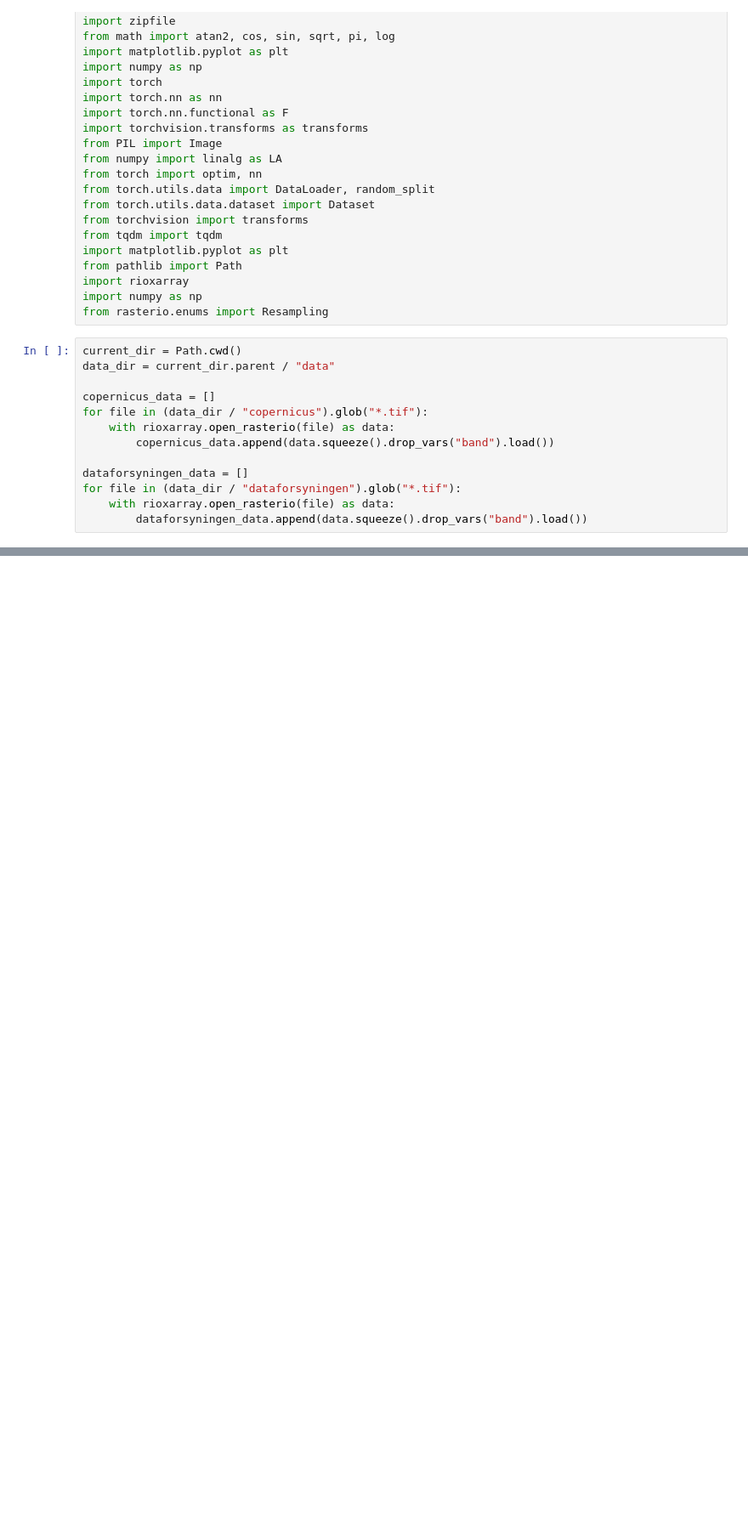
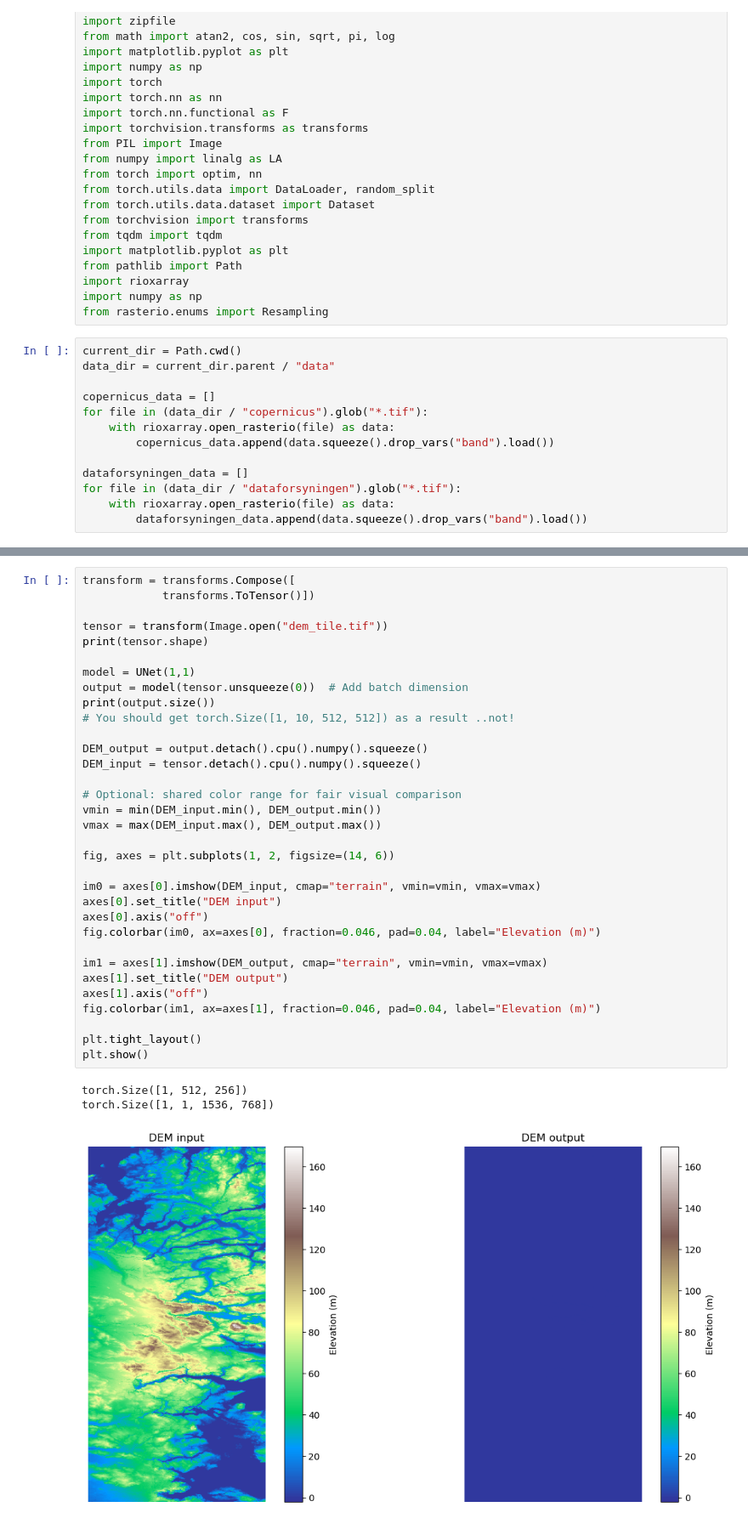
Before and after one commit to Khanrik/SRP, a Jupyter notebook: notebooks/unet.ipynb, the cells around one changed output, grey strips where cells are left out. Shown at 85% size. Cells and saved outputs as stored; diff of their text form; blank space fills up the shorter version.

Commit message:
updated Unet

```diff
--- a/notebooks/unet.ipynb
+++ b/notebooks/unet.ipynb
@@ -38,0 +130,37 @@ for file in (data_dir / "dataforsyningen").glob("*.tif"):
+# %%
+transform = transforms.Compose([
+            transforms.ToTensor()])
+
+tensor = transform(Image.open("dem_tile.tif"))
+print(tensor.shape)
+
+model = UNet(1,1)
+output = model(tensor.unsqueeze(0))  # Add batch dimension
+print(output.size())
+# You should get torch.Size([1, 10, 512, 512]) as a result ..not!
+
+DEM_output = output.detach().cpu().numpy().squeeze()
+DEM_input = tensor.detach().cpu().numpy().squeeze()
+
+# Optional: shared color range for fair visual comparison
+vmin = min(DEM_input.min(), DEM_output.min())
+vmax = max(DEM_input.max(), DEM_output.max())
+
+fig, axes = plt.subplots(1, 2, figsize=(14, 6))
+
+im0 = axes[0].imshow(DEM_input, cmap="terrain", vmin=vmin, vmax=vmax)
+axes[0].set_title("DEM input")
+axes[0].axis("off")
+fig.colorbar(im0, ax=axes[0], fraction=0.046, pad=0.04, label="Elevation (m)")
+
+im1 = axes[1].imshow(DEM_output, cmap="terrain", vmin=vmin, vmax=vmax)
+axes[1].set_title("DEM output")
+axes[1].axis("off")
+fig.colorbar(im1, ax=axes[1], fraction=0.046, pad=0.04, label="Elevation (m)")
+
+plt.tight_layout()
+plt.show()
+# %% [output]
+torch.Size([1, 512, 256])
+torch.Size([1, 1, 1536, 768])
+[figure, added]
```
Also changed, not shown: parts of 6 cells of this notebook, 3 other files.
